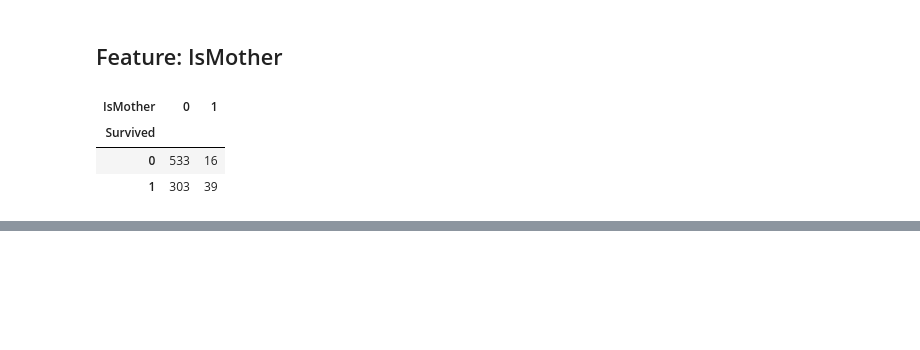
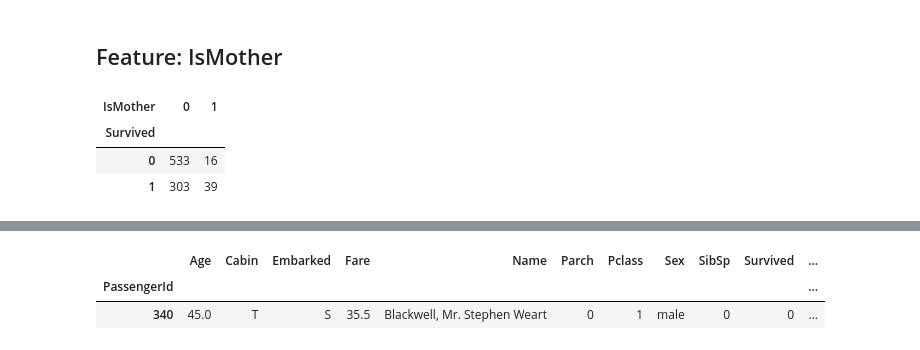
Before and after one commit to alabetskiy/Titanic, a Jupyter notebook: notebooks/2.0-ak-exploring-processing-data.ipynb, the cells around one changed output, grey strips where cells are left out. Saved outputs shown, nothing was run; the diff lists cells and outputs as text; code cells hidden in the pictures; blank space fills up the shorter version.

```diff
--- a/notebooks/2.0-ak-exploring-processing-data.ipynb
+++ b/notebooks/2.0-ak-exploring-processing-data.ipynb
@@ -1050,0 +1095,7 @@ pd.crosstab(df[df.Survived !=-888].Survived, df[df.Survived !=-888].IsMother)
+# %%
+# look at the Cabin "T"
+df.loc[df.Cabin == 'T']
+# %% [output]
+|  | Age | Cabin | Embarked | Fare | Name | Parch | Pclass | Sex | SibSp | Survived | ... |
+| PassengerId |  |  |  |  |  |  |  |  |  |  | ... |
+| 340 | 45.0 | T | S | 35.5 | Blackwell, Mr. Stephen Weart | 0 | 1 | male | 0 | 0 | ... |
```
Also changed, not shown: parts of 9 cells of this notebook.
